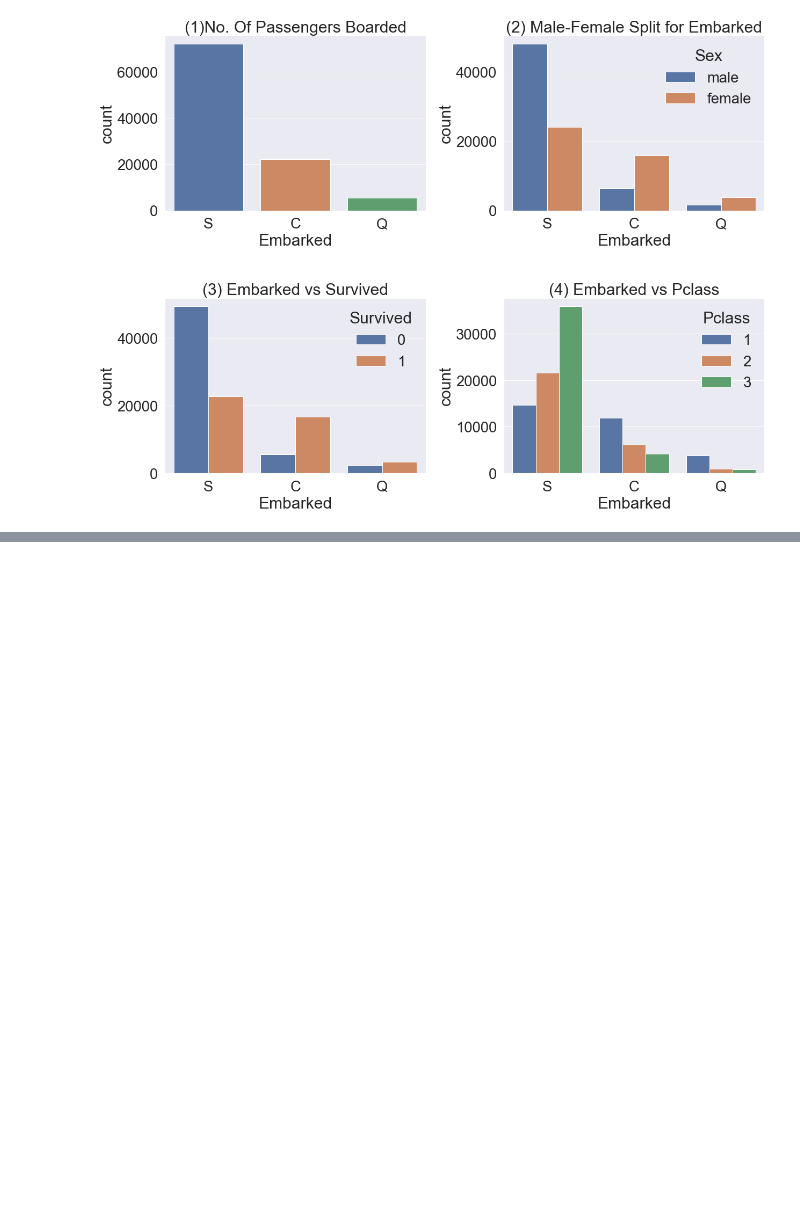
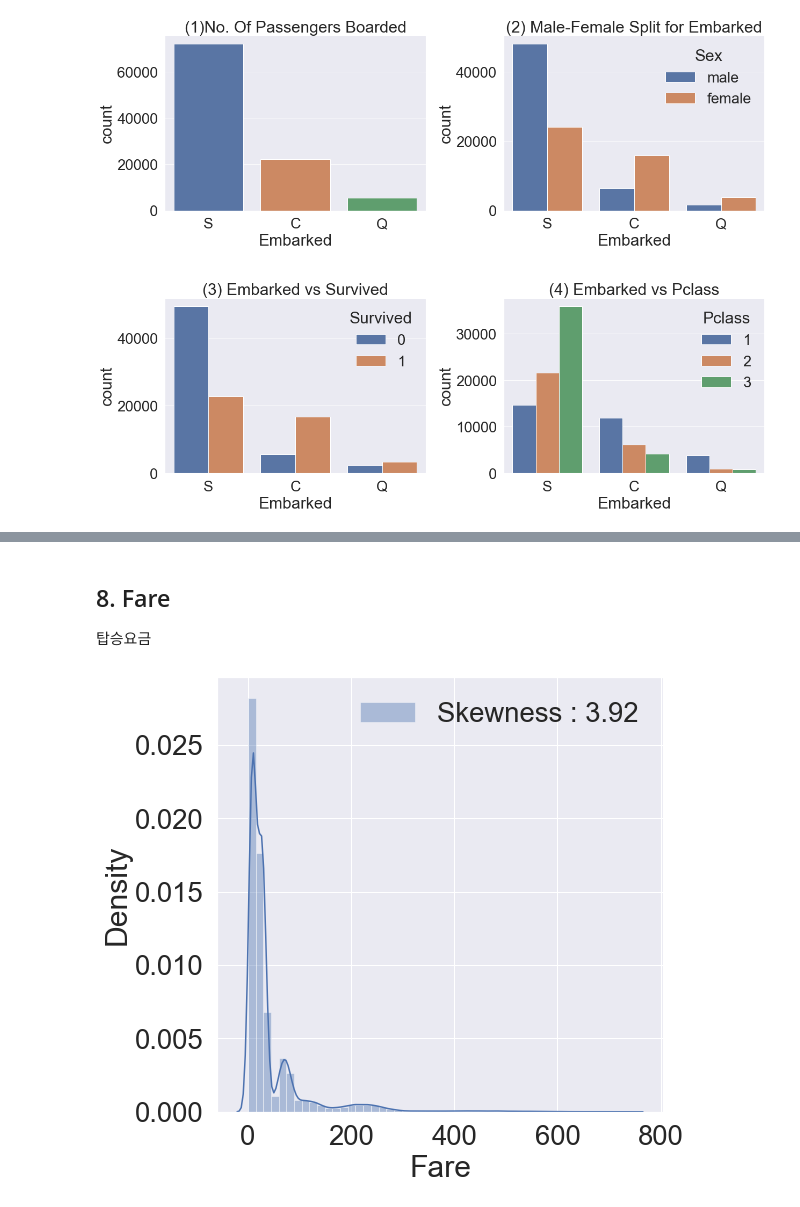
Before and after one commit to YoungriKIM/kaggle, a Jupyter notebook: data_analysis/data_analysis_01.ipynb, the cells around one changed output, grey strips where cells are left out. Saved outputs shown, nothing was run; the diff lists cells and outputs as text; code cells hidden in the pictures; blank space fills up the shorter version.

```diff
--- a/data_analysis/data_analysis_01.ipynb
+++ b/data_analysis/data_analysis_01.ipynb
@@ -400,0 +410,15 @@ SibSP + Parch 하면 Family 가 되는데 생존률과 비교해보자
+# %% [markdown]
+## 8. Fare
+탑승요금
+# %%
+# Fare의 histogram 그리기
+# Skewness 비틀어짐 뒤틀림
+fig, ax = plt.subplots(1, 1, figsize=(8, 8))
+g = sns.distplot(df_train['Fare'], color='b', label='Skewness : {:.2f}'.format(df_train['Fare'].skew()), ax=ax)
+g = g.legend(loc='best')
+
+# 0~744까지 범위가 너무 큰데 대부분 100미만에 몰려있음
+# distribution이 매우 비대칭
+# log를 하여 outlier(이상치)의 영향을 줄여야함 > lambda 함수를 이용해 Fare column에 로그를 적용하자
+# %% [output]
+[figure, added]
```
Also changed, not shown: parts of 12 cells of this notebook, 2 other files.
